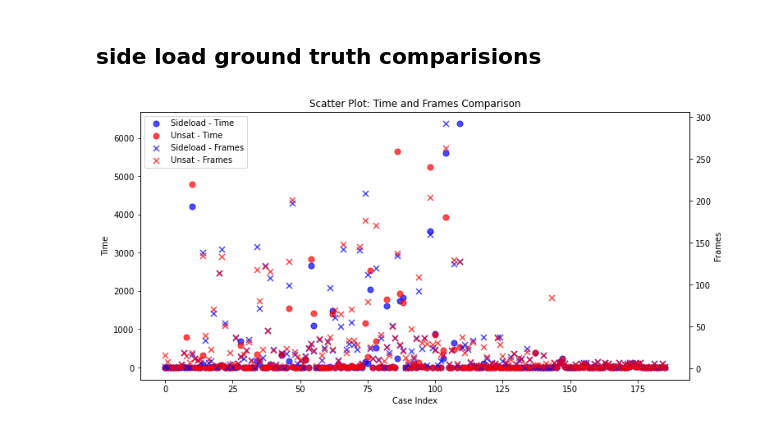
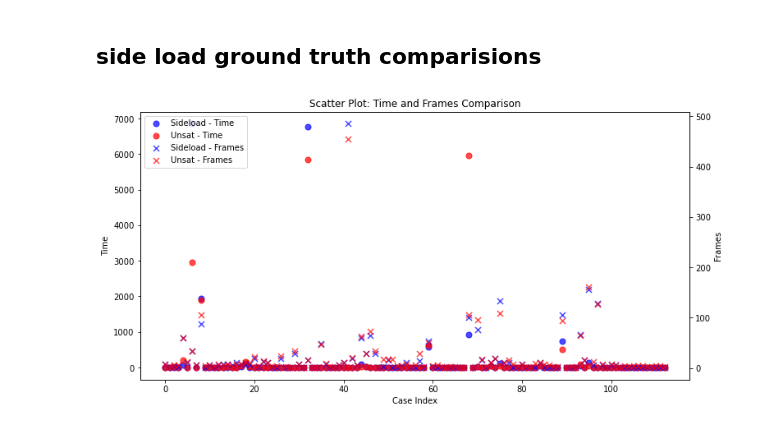
Before and after one commit to Gy-Hu/AIG2INV, a Jupyter notebook: utils/utils.ipynb, the cells around one changed output. Cells and saved outputs as stored; diff of their text form; code cells hidden in the pictures.

```diff
--- a/utils/utils.ipynb
+++ b/utils/utils.ipynb
@@ -8,8 +8,8 @@ import matplotlib.pyplot as plt
 sep = r'\s*\|\s*'
 
 # Load data from the two files into DataFrames
-sideload_df = pd.read_csv("hwmcc20-sideload.txt", sep=sep, header=None, names=["case_name", "time", "result"], engine='python')
-unsat_df = pd.read_csv("hwmcc20-unsat.txt", sep=sep, header=None, names=["case_name", "time", "result"], engine='python')
+sideload_df = pd.read_csv("hwmcc07-sideload.txt", sep=sep, header=None, names=["case_name", "time", "result"], engine='python')
+unsat_df = pd.read_csv("hwmcc07-unsat.txt", sep=sep, header=None, names=["case_name", "time", "result"], engine='python')
 
 # Remove any leading/trailing whitespaces from the columns
 sideload_df = sideload_df.applymap(lambda x: x.strip() if isinstance(x, str) else x)
@@ -29,34 +29,34 @@ fig, ax1 = plt.subplots(figsize=(12, 6))
 # Get the case indices
 case_indices = range(len(sideload_df))
 
 # Plot the scatter points for time (both DataFrames)
 ax1.scatter(case_indices, sideload_df['time'], color='blue', marker='o', alpha=0.7, s=50, label='Sideload - Time')
 ax1.scatter(case_indices, unsat_df['time'], color='red', marker='o', alpha=0.7, s=50, label='Unsat - Time')
 
 # Set labels and title for the first y-axis (time)
 ax1.set_xlabel('Case Index')
 ax1.set_ylabel('Time')
 ax1.set_title('Scatter Plot: Time and Frames Comparison')
 
 # Create a second y-axis for frames
 ax2 = ax1.twinx()
 
 # Plot the scatter points for frames (both DataFrames)
 ax2.scatter(case_indices, sideload_df['frames'], color='blue', marker='x', alpha=0.7, s=50, label='Sideload - Frames')
 ax2.scatter(case_indices, unsat_df['frames'], color='red', marker='x', alpha=0.7, s=50, label='Unsat - Frames')
 
 # Set labels for the second y-axis (frames)
 ax2.set_ylabel('Frames')
 
 # Combine legends for both y-axes
 lines1, labels1 = ax1.get_legend_handles_labels()
 lines2, labels2 = ax2.get_legend_handles_labels()
 ax1.legend(lines1 + lines2, labels1 + labels2, loc='upper left')
 
 # Display the plot
 plt.show()
 # %% [output]
-[figure, old version]
+[figure, new version]
 # %%
 # Merge the two DataFrames on the "case_name" column
 merged_df = sideload_df.merge(unsat_df, on="case_name", suffixes=("_sideload", "_unsat"))
```
Also changed, not shown: parts of 5 cells of this notebook, 9 other files.
